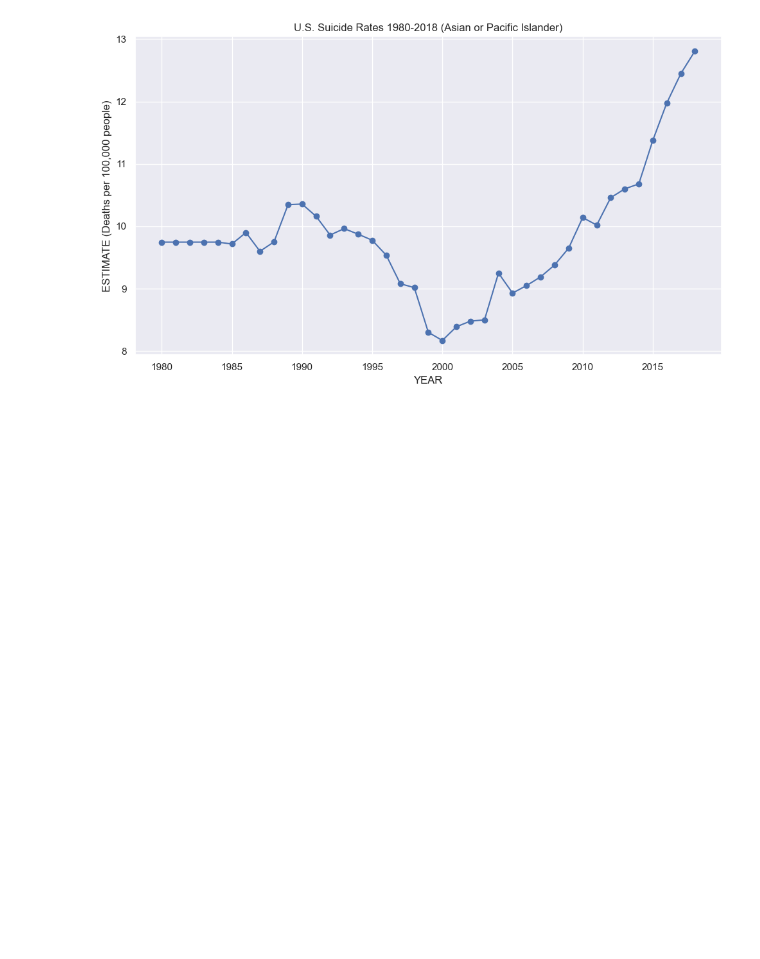
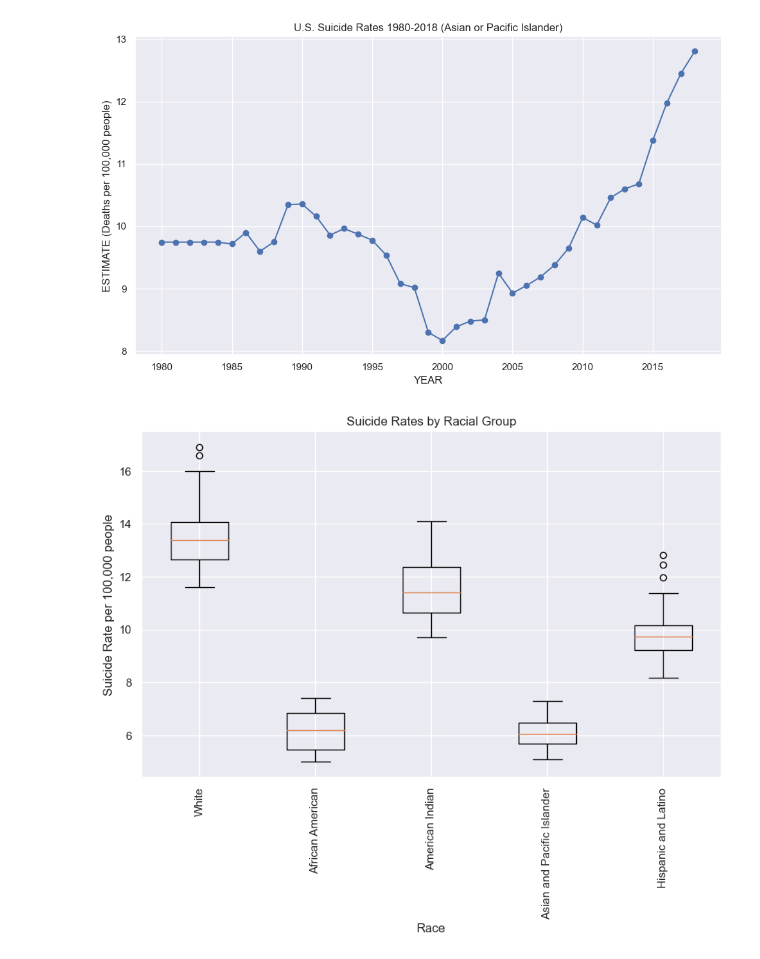
Before and after one commit to jaimelu/jaimelu.github.io, a Jupyter notebook: FinalProject.ipynb, the cells around one changed output. Cells and saved outputs as stored; diff of their text form; code cells hidden in the pictures; blank space fills up the shorter version.

```diff
--- a/FinalProject.ipynb
+++ b/FinalProject.ipynb
@@ -391,0 +396,16 @@ plt.show()
+# %%
+race_data = [white_data_avg, aa_data_avg, ai_data_avg, ap_data_avg, hl_data_avg]
+
+suicide_rates = [curr['ESTIMATE'].values for curr in race_data]
+
+labels = ['White', 'African American', 'American Indian', 'Asian and Pacific Islander', 'Hispanic and Latino']
+
+plt.figure(figsize=(10, 6))
+plt.boxplot(suicide_rates, labels=labels)
+plt.title('Suicide Rates by Racial Group')
+plt.xlabel('Race')
+plt.ylabel('Suicide Rate per 100,000 people')
+plt.xticks(rotation=90)
+plt.show()
+# %% [output]
+[figure, added]
```
Also changed, not shown: parts of 6 cells of this notebook.
